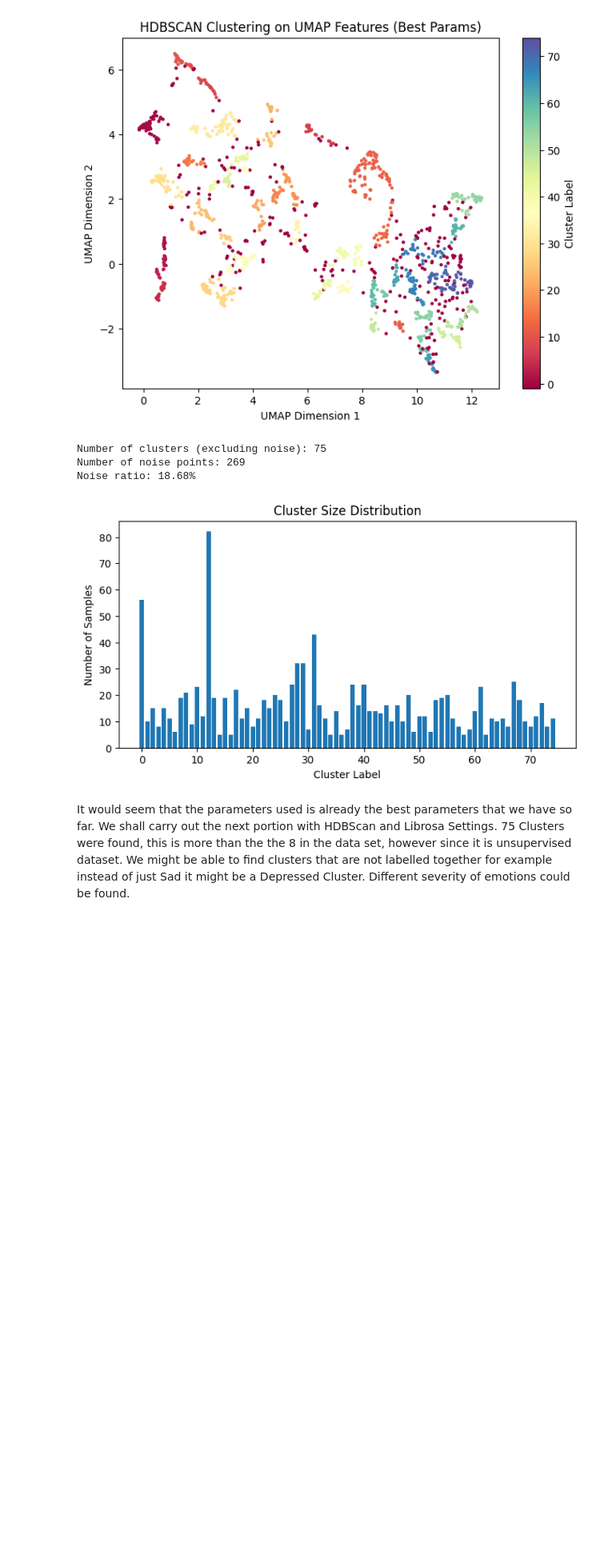
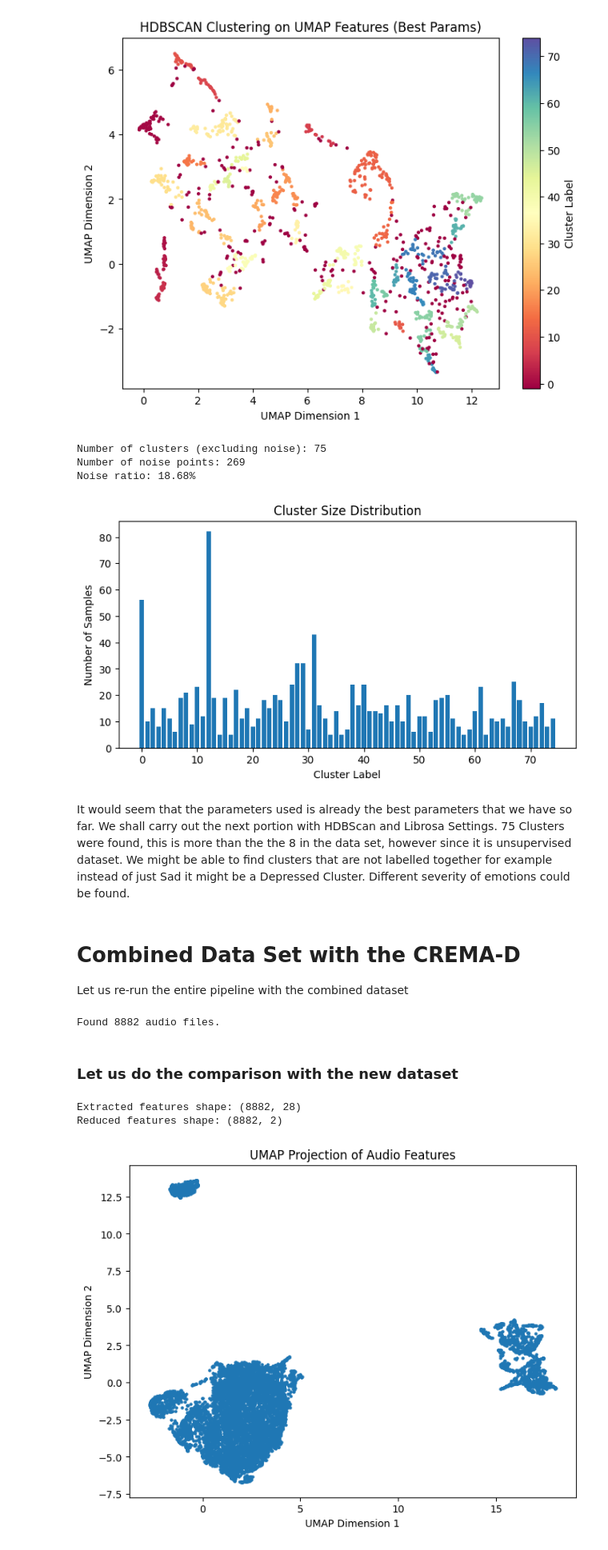
Before and after one commit to jiannhonggg/SER-unsupervised, a Jupyter notebook: 01_Base_Unsupervised_Model.ipynb, the cells around one changed output. Shown at 80% size. Saved outputs shown, nothing was run; the diff lists cells and outputs as text; code cells hidden in the pictures; blank space fills up the shorter version.

```diff
--- a/01_Base_Unsupervised_Model.ipynb
+++ b/01_Base_Unsupervised_Model.ipynb
@@ -468,3 +504,60 @@ It would seem that the parameters used is already the best parameters that we ha
 We shall carry out the next portion with HDBScan and Librosa Settings.
 75 Clusters were found, this is more than the the 8 in the data set, however since it is unsupervised dataset.
 We might be able to find clusters that are not labelled together for example instead of just Sad it might be a Depressed Cluster. Different severity of emotions could be found.
+# %% [markdown]
+# Combined Data Set with the CREMA-D
+Let us re-run the entire pipeline with the combined dataset
+# %%
+# Define the directory where the RAVDESS audio files are stored.
+# Adjust this path to the location of your dataset.
+audio_dir = "data/"
+
+# Get a list of all audio file paths
+audio_files = []
+for root, dirs, files in os.walk(audio_dir):
+    for file in files:
+        if file.endswith(".wav"):
+            audio_files.append(os.path.join(root, file))
+
+print(f"Found {len(audio_files)} audio files.")
+# %% [output]
+Found 8882 audio files.
+# %% [markdown]
+### Let us do the comparison with the new dataset
+# %%
+# Feature Extraction For Librosa
+
+# Extract features for all audio files
+features_list = []
+file_names = []  # to keep track of file names
+
+for file in audio_files:
+    feat = extract_features(file)
+    if feat is not None:
+        features_list.append(feat)
+        file_names.append(file)
+
+features_array = np.array(features_list)
+print("Extracted features shape:", features_array.shape)
+
+# Standardize the features
+scaler = StandardScaler()
+features_scaled = scaler.fit_transform(features_array)
+
+# Dimensionality reduction using UMAP
+reducer = umap.UMAP(n_neighbors=15, min_dist=0.1, random_state=42)
+features_umap = reducer.fit_transform(features_scaled)
+
+print("Reduced features shape:", features_umap.shape)
+
+# Plot UMAP result
+plt.figure(figsize=(8, 6))
+plt.scatter(features_umap[:, 0], features_umap[:, 1], s=5, cmap="Spectral")
+plt.title("UMAP Projection of Audio Features")
+plt.xlabel("UMAP Dimension 1")
+plt.ylabel("UMAP Dimension 2")
+plt.show()
+# %% [output]
+Extracted features shape: (8882, 28)
+Reduced features shape: (8882, 2)
+[figure, added]
```
Also changed, not shown: parts of 29 cells of this notebook, 2 other files.
